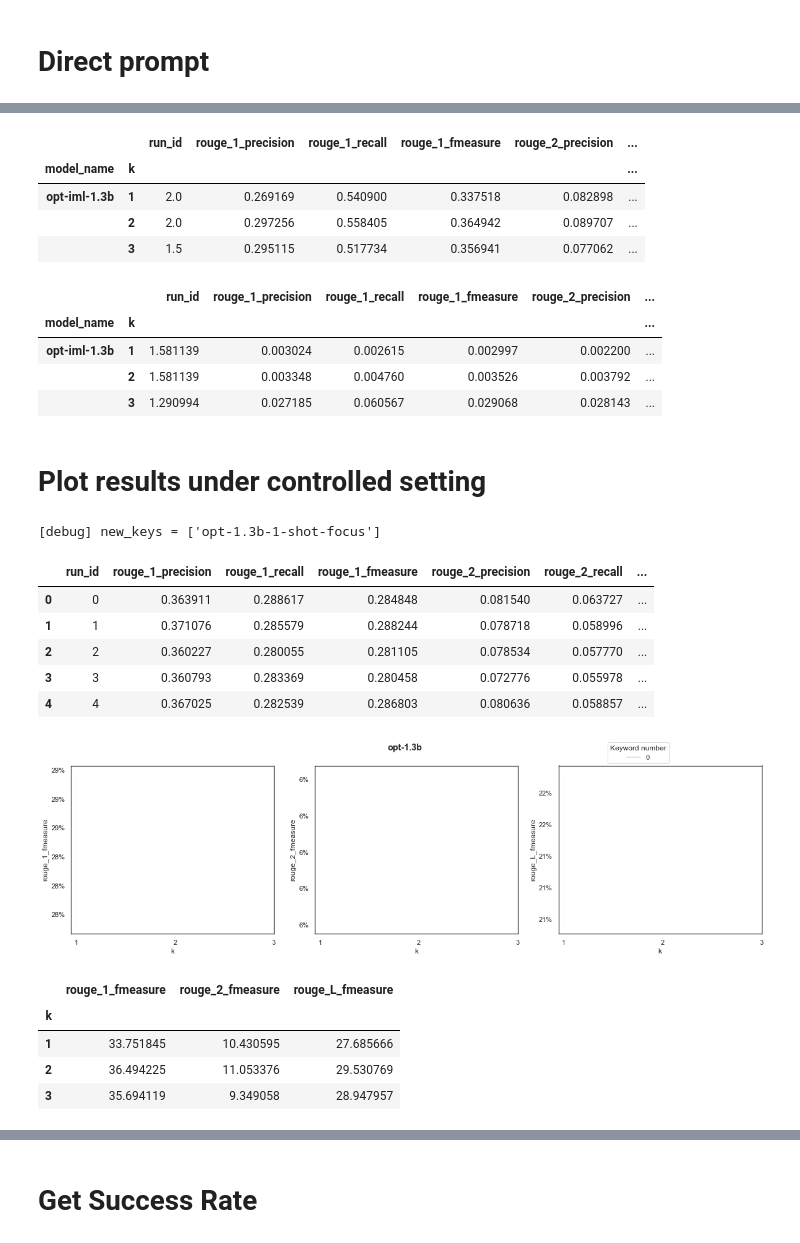
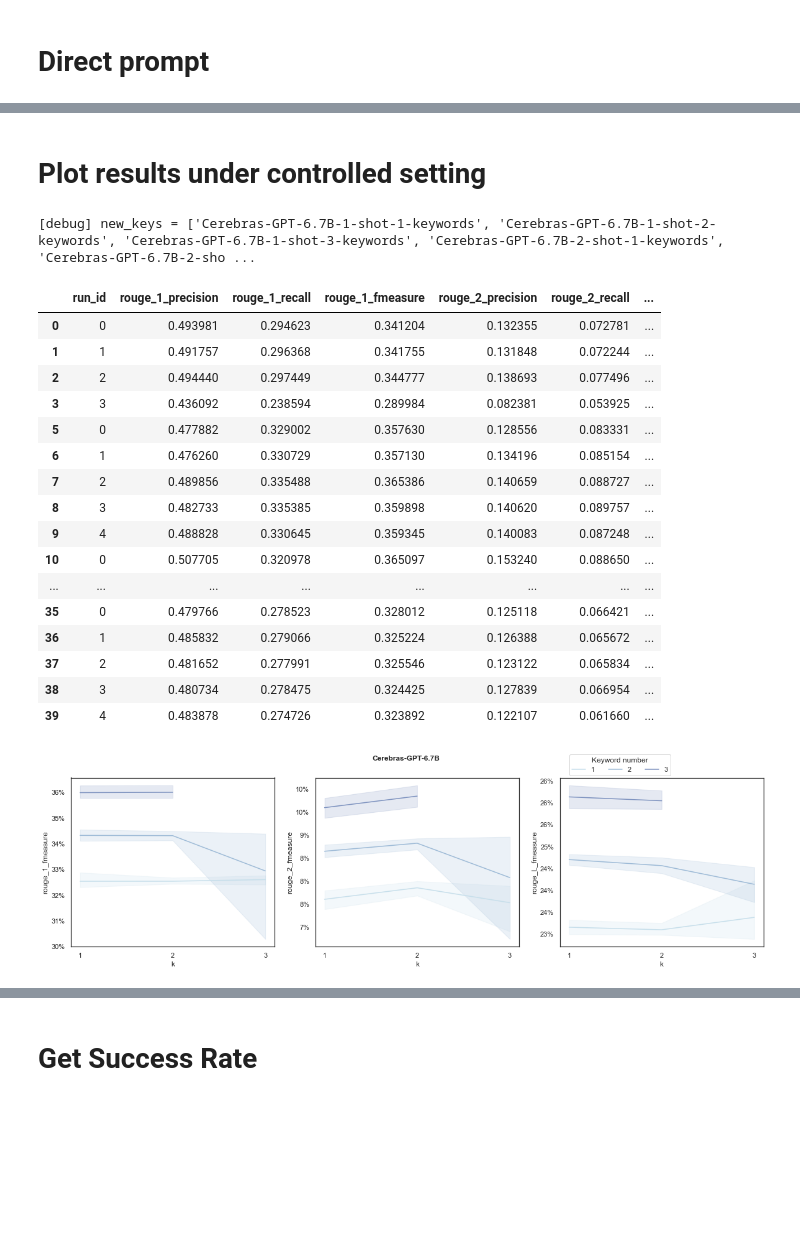
Before and after one commit to t170815518/control_dialogue_summarization_evaluation_benchmark, a Jupyter notebook: wandb.ipynb, the cells around one changed output, grey strips where cells are left out. Cells and saved outputs as stored; diff of their text form; code cells hidden in the pictures; blank space fills up the shorter version.

```diff
--- a/wandb.ipynb
+++ b/wandb.ipynb
@@ -69,10 +71,6 @@ for run in tqdm(runs):
         print('[debug] skip {}'.format(run.name))
         continue
     model_name = run.name[: start_i - 1]
-    if run.name == 'Cerebras-6.7B-3-shot':
-        metric_table['model_name'] = 'Cerebras-GPT-6.7B'
-    else:
-        metric_table['model_name'] = model_name
     if 'keyword' in run.name:
         end_id = run.name.find('-keyword')
         keyword_num = run.name[end_id - 1:end_id]
@@ -107,7 +121,11 @@ KeyboardInterrupt:
 # %%
 # parse the result of direct prompt
 new_keys = [x for x in run2metric_table.keys() if ('keyword' not in x and 'nameReplace' not in x and 'length'
-                                                   not in x and 'replaceName' not in x and 'instructions' not in x)]
+                                                   not in x and 'replaceName' not in x and 'instructions' not in x and
+                                                  'focus' not in x and 'randomLabel' not in x)]
+# new_keys = [x for x in run2metric_table.keys() if ('keyword' not in x and 'nameReplace' not in x and 'length' not
+#                                                     in x and 'replaceName' not in x and 'instructions' not in x and 'focus' in x)]
+
 dfs = [run2metric_table[k] for k in new_keys]
 rouge_table = pd.concat(dfs, axis=0, ignore_index=True)
 rouge_table['k'] = rouge_table['k'].astype(int)
@@ -152,32 +184,20 @@ rouge_table.groupby(['model_name', 'k']).mean().to_csv('mean.csv')
 rouge_table.groupby(['model_name', 'k']).std().to_csv('std.csv')
 # %%
 rouge_table.groupby(['model_name', 'k']).mean()
-# %% [output]
-|  |  | run_id | rouge_1_precision | rouge_1_recall | rouge_1_fmeasure | rouge_2_precision | ... |
-| model_name | k |  |  |  |  |  | ... |
-| opt-iml-1.3b | 1 | 2.0 | 0.269169 | 0.540900 | 0.337518 | 0.082898 | ... |
-|  | 2 | 2.0 | 0.297256 | 0.558405 | 0.364942 | 0.089707 | ... |
-|  | 3 | 1.5 | 0.295115 | 0.517734 | 0.356941 | 0.077062 | ... |
 # %%
 rouge_table.groupby(['model_name', 'k']).std()
-# %% [output]
-|  |  | run_id | rouge_1_precision | rouge_1_recall | rouge_1_fmeasure | rouge_2_precision | ... |
-| model_name | k |  |  |  |  |  | ... |
-| opt-iml-1.3b | 1 | 1.581139 | 0.003024 | 0.002615 | 0.002997 | 0.002200 | ... |
-|  | 2 | 1.581139 | 0.003348 | 0.004760 | 0.003526 | 0.003792 | ... |
-|  | 3 | 1.290994 | 0.027185 | 0.060567 | 0.029068 | 0.028143 | ... |
 # %% [markdown]
 # Plot results under controlled setting
 # %%
 # get the result of MODEL_NAME family
-MODEL_NAME = 'opt-1.3b'
+MODEL_NAME = 'Cerebras-GPT-6.7B'
 
 if MODEL_NAME == 'mt5-xl':
     new_keys = [x for x in run2metric_table.keys() if MODEL_NAME in x and 'mt5-xxl' not in x]
 else:
-#     new_keys = [x for x in run2metric_table.keys() if MODEL_NAME in x and 'nameReplace' not in x and 'length' not in x and 'replaceName' not in x]
+    new_keys = [x for x in run2metric_table.keys() if MODEL_NAME in x and 'keywords' in x and 'nameReplace' not in x and 'length' not in x and 'replaceName' not in x]
 #     new_keys = [x for x in run2metric_table.keys() if MODEL_NAME in x and 'nameReplace' not in x and 'length' in x and 'replaceName' not in x]
-    new_keys = [x for x in run2metric_table.keys() if MODEL_NAME in x and 'nameReplace' not in x and 'focus' in x and 'replaceName' not in x]
+#     new_keys = [x for x in run2metric_table.keys() if MODEL_NAME in x and 'nameReplace' not in x and 'focus' in x and 'replaceName' not in x]
 
 print('[debug] new_keys =', sorted(new_keys))
 dfs = [run2metric_table[k] for k in new_keys]
@@ -191,49 +211,54 @@ rouge_table = rouge_table[~rouge_table.isna().any(axis=1)]
 rouge_table = rouge_table[(rouge_table['k'] <= 3)]
 # rouge_table = rouge_table[~rouge_table['model_name'].str.contains('Cerebras-GPT-6.7B')]
 
 fig, axes = plt.subplots(1, 3, figsize=(20, 5))
 palette = sb.color_palette("ch:s=.25,rot=-.25", as_cmap=False)
 
 plot = sb.lineplot(data=rouge_table, x='k', y='rouge_1_fmeasure', hue='keyword_num', ax=axes[0], markers=True, palette=palette)
 plot.set_xticks([1, 2, 3]) # <--- set the ticks first
 plot.set_xticklabels(['1', '2', '3'])
 axes[0].yaxis.set_major_formatter(FuncFormatter(lambda y, _: '{:.0%}'.format(y)))
 plot = sb.lineplot(data=rouge_table, x='k', y='rouge_2_fmeasure', hue='keyword_num', ax=axes[1], markers=True, palette=palette)
 plot.set_xticks([1, 2, 3]) # <--- set the ticks first
 plot.set_xticklabels(['1', '2', '3'])
 axes[1].yaxis.set_major_formatter(FuncFormatter(lambda y, _: '{:.0%}'.format(y)))
 plot = sb.lineplot(data=rouge_table, x='k', y='rouge_L_fmeasure', hue='keyword_num', ax=axes[2], markers=True, palette=palette)
 plot.set_xticks([1, 2, 3]) # <--- set the ticks first
 plot.set_xticklabels(['1', '2', '3'])
 axes[2].yaxis.set_major_formatter(FuncFormatter(lambda y, _: '{:.0%}'.format(y)))
 axes[0].get_legend().remove()
 axes[1].get_legend().remove()
 axes[2].get_legend().remove()
 handles, labels = axes[0].get_legend_handles_labels()
 fig.legend(handles, labels, loc='upper right', ncol=5, bbox_to_anchor=(.8, 1), title='Keyword number')
 fig.suptitle(model_name, fontweight='bold')
 #
 plt.savefig('{}_entity_control.jpg'.format(model_name), dpi=500, bbox_inches='tight')
 
 rouge_table
 # %% [output]
-[debug] new_keys = ['opt-1.3b-1-shot-focus']
+[debug] new_keys = ['Cerebras-GPT-6.7B-1-shot-1-keywords', 'Cerebras-GPT-6.7B-1-shot-2-keywords', 'Cerebras-GPT-6.7B-1-shot-3-keywords', 'Cerebras-GPT-6.7B-2-shot-1-keywords', 'Cerebras-GPT-6.7B-2-sho ...
 |  | run_id | rouge_1_precision | rouge_1_recall | rouge_1_fmeasure | rouge_2_precision | rouge_2_recall | ... |
-| 0 | 0 | 0.363911 | 0.288617 | 0.284848 | 0.081540 | 0.063727 | ... |
-| 1 | 1 | 0.371076 | 0.285579 | 0.288244 | 0.078718 | 0.058996 | ... |
-| 2 | 2 | 0.360227 | 0.280055 | 0.281105 | 0.078534 | 0.057770 | ... |
-| 3 | 3 | 0.360793 | 0.283369 | 0.280458 | 0.072776 | 0.055978 | ... |
-| 4 | 4 | 0.367025 | 0.282539 | 0.286803 | 0.080636 | 0.058857 | ... |
+| 0 | 0 | 0.493981 | 0.294623 | 0.341204 | 0.132355 | 0.072781 | ... |
+| 1 | 1 | 0.491757 | 0.296368 | 0.341755 | 0.131848 | 0.072244 | ... |
+| 2 | 2 | 0.494440 | 0.297449 | 0.344777 | 0.138693 | 0.077496 | ... |
+| 3 | 3 | 0.436092 | 0.238594 | 0.289984 | 0.082381 | 0.053925 | ... |
+| 5 | 0 | 0.477882 | 0.329002 | 0.357630 | 0.128556 | 0.083331 | ... |
+| 6 | 1 | 0.476260 | 0.330729 | 0.357130 | 0.134196 | 0.085154 | ... |
+| 7 | 2 | 0.489856 | 0.335488 | 0.365386 | 0.140659 | 0.088727 | ... |
+| 8 | 3 | 0.482733 | 0.335385 | 0.359898 | 0.140620 | 0.089757 | ... |
+| 9 | 4 | 0.488828 | 0.330645 | 0.359345 | 0.140083 | 0.087248 | ... |
+| 10 | 0 | 0.507705 | 0.320978 | 0.365097 | 0.153240 | 0.088650 | ... |
+| ... | ... | ... | ... | ... | ... | ... | ... |
+| 35 | 0 | 0.479766 | 0.278523 | 0.328012 | 0.125118 | 0.066421 | ... |
+| 36 | 1 | 0.485832 | 0.279066 | 0.325224 | 0.126388 | 0.065672 | ... |
+| 37 | 2 | 0.481652 | 0.277991 | 0.325546 | 0.123122 | 0.065834 | ... |
+| 38 | 3 | 0.480734 | 0.278475 | 0.324425 | 0.127839 | 0.066954 | ... |
+| 39 | 4 | 0.483878 | 0.274726 | 0.323892 | 0.122107 | 0.061660 | ... |
-[figure, old version]
+[figure, new version]
 # %%
 mean_df = rouge_table.groupby('k').mean() * 100
 mean_df[[x for x in mean_df.columns if 'fmeasure' in x]]
-# %% [output]
-|  | rouge_1_fmeasure | rouge_2_fmeasure | rouge_L_fmeasure |
-| k |  |  |  |
-| 1 | 33.751845 | 10.430595 | 27.685666 |
-| 2 | 36.494225 | 11.053376 | 29.530769 |
-| 3 | 35.694119 | 9.349058 | 28.947957 |
 # %%
 std_df = rouge_table.groupby('k').std() * 100
 std_df[[x for x in std_df.columns if 'fmeasure' in x]]
```
Also changed, not shown: parts of 28 cells of this notebook, 1 other file.
